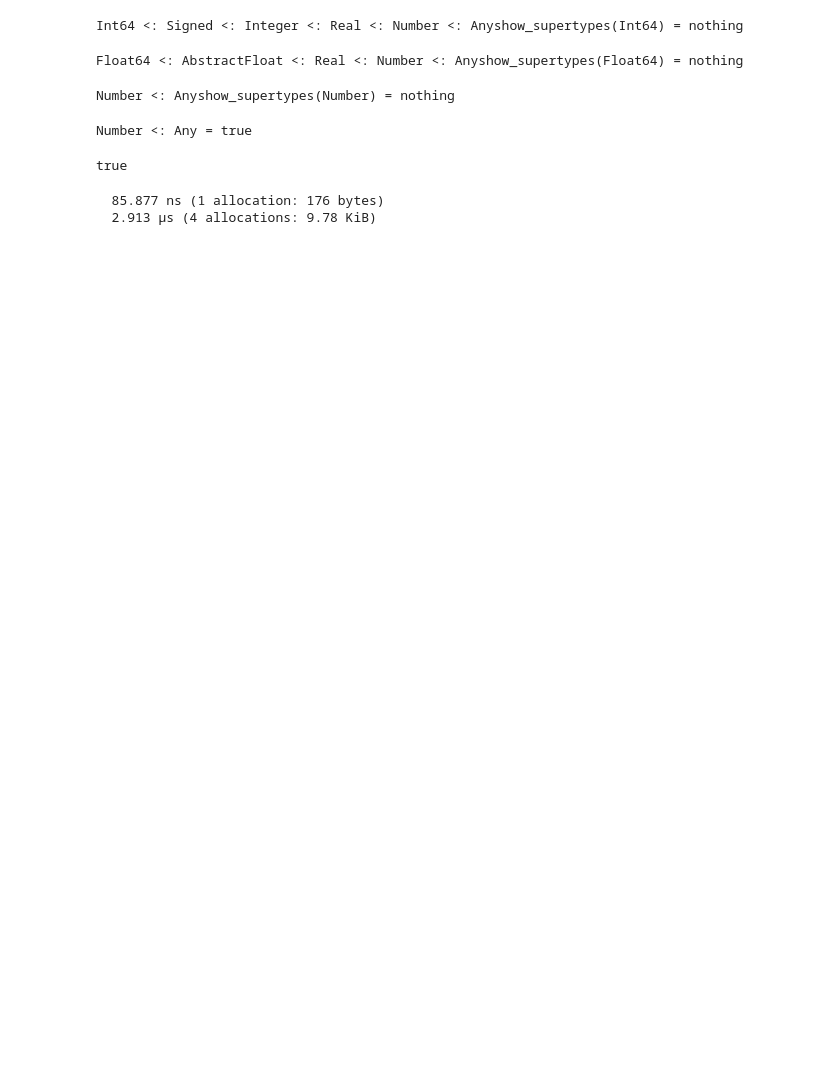
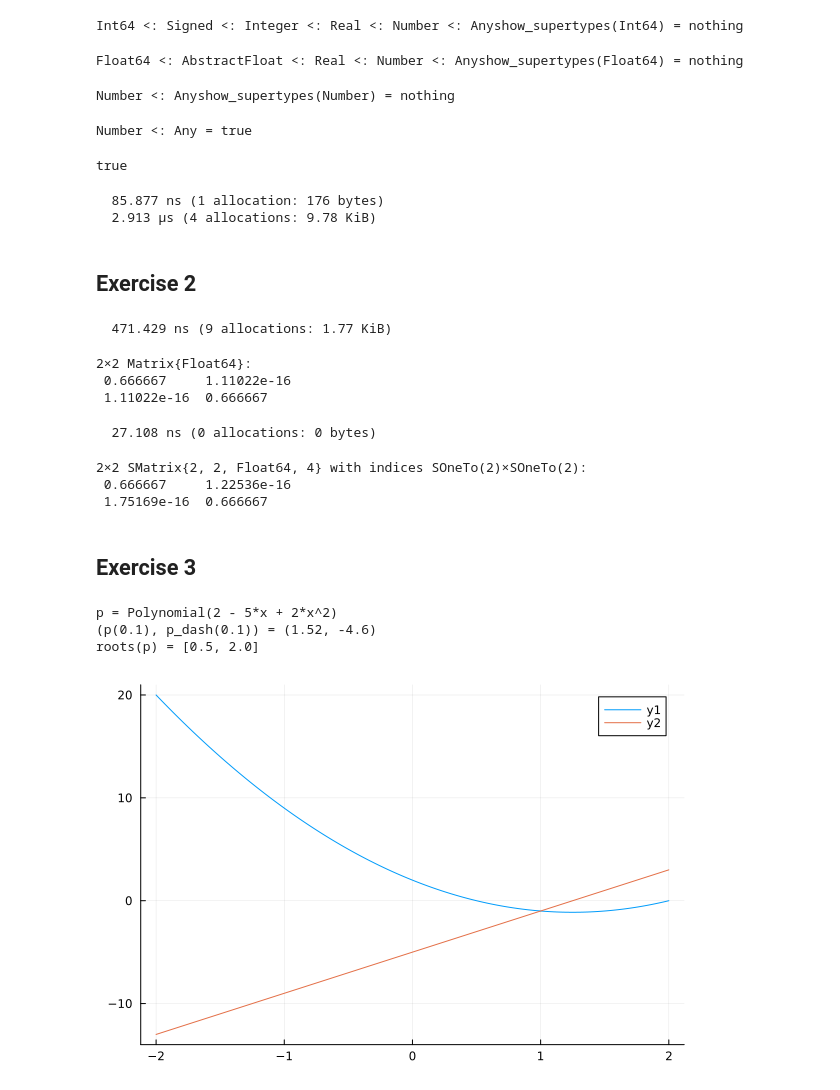
Before and after one commit to BraddWForster/learning_julia, a Jupyter notebook: coding_basics/Lesson 5 Examples.ipynb, the cells around one changed output. Drawn from its saved outputs; the diff is of its cells as text; code cells hidden in the pictures; blank space fills up the shorter version.

Commit message:
Working on the exercises in Lesson 5

```diff
--- a/coding_basics/Lesson 5 Examples.ipynb
+++ b/coding_basics/Lesson 5 Examples.ipynb
@@ -91,3 +91,58 @@ X = rand(N)
 # %% [output]
   85.877 ns (1 allocation: 176 bytes)
   2.913 μs (4 allocations: 9.78 KiB)
+# %% [markdown]
+## Exercise 2
+# %%
+using LinearAlgebra, BenchmarkTools, StaticArrays
+Sigma = [0.4 0.3;
+        0.3 0.45]
+
+G = I
+R = 0.5 * Sigma
+
+gain(Sigma, G, R) = Sigma * G' * inv(G * Sigma * G' + R)
+
+@btime gain($Sigma, $G, $R)
+# %% [output]
+  471.429 ns (9 allocations: 1.77 KiB)
+2×2 Matrix{Float64}:
+ 0.666667     1.11022e-16
+ 1.11022e-16  0.666667
+# %%
+using LinearAlgebra, BenchmarkTools, StaticArrays
+Sigma = @SMatrix [0.4 0.3; 0.3 0.45]
+
+G = SMatrix{2,2}(1I)
+R =  SMatrix{2,2}(0.5 * Sigma)
+
+gain(Sigma, G, R) = Sigma * G' * inv(G * Sigma * G' + R)
+
+@btime gain($Sigma, $G, $R)
+# %% [output]
+  27.108 ns (0 allocations: 0 bytes)
+2×2 SMatrix{2, 2, Float64, 4} with indices SOneTo(2)×SOneTo(2):
+ 0.666667     1.22536e-16
+ 1.75169e-16  0.666667
+# %% [markdown]
+## Exercise 3
+# %%
+using Polynomials
+
+p = Polynomial([2, -5, 2], :x)
+@show p
+p_dash = derivative(p)
+@show p(0.1), p_dash(0.1)
+@show roots(p);
+# %% [output]
+p = Polynomial(2 - 5*x + 2*x^2)
+(p(0.1), p_dash(0.1)) = (1.52, -4.6)
+roots(p) = [0.5, 2.0]
+# %%
+using Plots
+x = range(start = -2, step = 0.01, stop = 2)
+p.(x)
+plot(x, p.(x))
+plot!(x,p_dash.(x))
+# %% [output]
+[figure, added]
```
